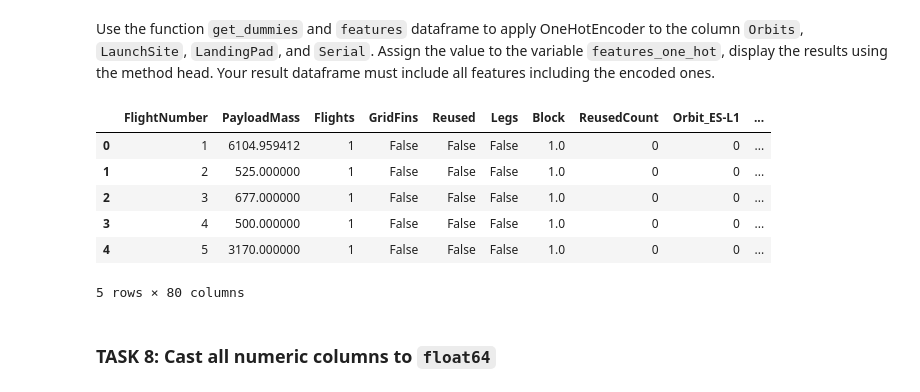
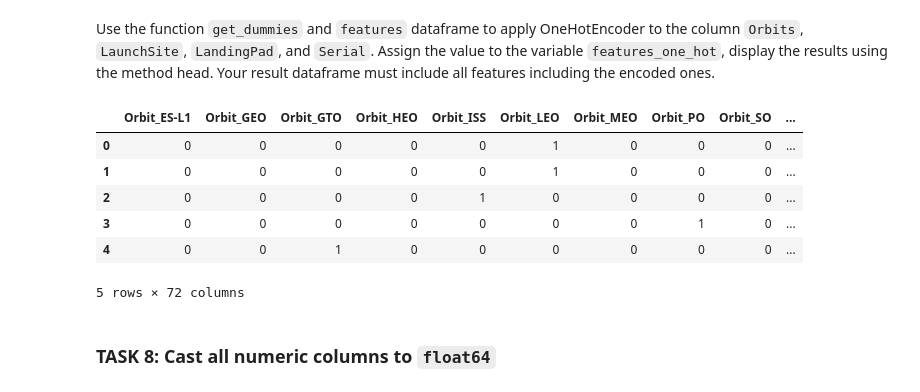
Before and after one commit to aiyoufei/spacex-zhushining, a Jupyter notebook: jupyter-labs-eda-dataviz.ipynb, the cells around one changed output. Saved outputs shown, nothing was run; the diff lists cells and outputs as text; code cells hidden in the pictures.

```diff
--- a/jupyter-labs-eda-dataviz.ipynb
+++ b/jupyter-labs-eda-dataviz.ipynb
@@ -51,11 +51,11 @@ import seaborn as sns
 # %% [markdown]
 First, let's read the SpaceX dataset into a Pandas dataframe and print its summary
 # %%
-# df=pd.read_csv("https://cf-courses-data.s3.us.cloud-object-storage.appdomain.cloud/IBM-DS0321EN-SkillsNetwork/datasets/dataset_part_2.csv")
+df=pd.read_csv("https://cf-courses-data.s3.us.cloud-object-storage.appdomain.cloud/IBM-DS0321EN-SkillsNetwork/datasets/dataset_part_2.csv")
 
 # If you were unable to complete the previous lab correctly you can uncomment and load this csv
 
-df = pd.read_csv('dataset_part_2.csv')
+# df = pd.read_csv('https://cf-courses-data.s3.us.cloud-object-storage.appdomain.cloud/IBMDeveloperSkillsNetwork-DS0701EN-SkillsNetwork/api/dataset_part_2.csv')
 
 df.head(5)
 # %% [output]
@@ -204,13 +166,6 @@ def Extract_year(date):
     for i in df["Date"]:
         year.append(i.split("-")[0])
     return year
-
-df_2 = df.groupby('Orbit').sum()
-df_2.reset_index(inplace=True)
-
-sns.barplot(y="Class", x="Orbit", hue="Orbit", data=df_2)
-plt.xlabel("Success",fontsize=20)
-plt.ylabel("Orbit",fontsize=20)
-plt.show()
+df['Year'] = Extract_year(df['Date'])
 # %%
 # Plot a line chart with x axis to be the extracted year and y axis to be the success rate
@@ -236,16 +197,16 @@ features.head()
 Use the function <code>get_dummies</code> and <code>features</code> dataframe to apply OneHotEncoder to the column <code>Orbits</code>, <code>LaunchSite</code>, <code>LandingPad</code>, and <code>Serial</code>. Assign the value to the variable <code>features_one_hot</code>, display the results using the method head. Your result dataframe must include all features including the encoded ones.
 # %%
 # HINT: Use get_dummies() function on the categorical columns
-features_one_hot=pd.get_dummies(features)
+features_one_hot = pd.get_dummies(features[['Orbit', 'LaunchSite', 'LandingPad', 'Serial']])
 features_one_hot.head()
 # %% [output]
-|  | FlightNumber | PayloadMass | Flights | GridFins | Reused | Legs | Block | ReusedCount | Orbit_ES-L1 | ... |
-| 0 | 1 | 6104.959412 | 1 | False | False | False | 1.0 | 0 | 0 | ... |
-| 1 | 2 | 525.000000 | 1 | False | False | False | 1.0 | 0 | 0 | ... |
-| 2 | 3 | 677.000000 | 1 | False | False | False | 1.0 | 0 | 0 | ... |
-| 3 | 4 | 500.000000 | 1 | False | False | False | 1.0 | 0 | 0 | ... |
-| 4 | 5 | 3170.000000 | 1 | False | False | False | 1.0 | 0 | 0 | ... |
+|  | Orbit_ES-L1 | Orbit_GEO | Orbit_GTO | Orbit_HEO | Orbit_ISS | Orbit_LEO | Orbit_MEO | Orbit_PO | Orbit_SO | ... |
+| 0 | 0 | 0 | 0 | 0 | 0 | 1 | 0 | 0 | 0 | ... |
+| 1 | 0 | 0 | 0 | 0 | 0 | 1 | 0 | 0 | 0 | ... |
+| 2 | 0 | 0 | 0 | 0 | 1 | 0 | 0 | 0 | 0 | ... |
+| 3 | 0 | 0 | 0 | 0 | 0 | 0 | 0 | 1 | 0 | ... |
+| 4 | 0 | 0 | 1 | 0 | 0 | 0 | 0 | 0 | 0 | ... |
-5 rows × 80 columns
+5 rows × 72 columns
 # %% [markdown]
 ### TASK  8: Cast all numeric columns to `float64`
 # %% [markdown]
```
Also changed, not shown: parts of 11 cells of this notebook, 13 other files.
